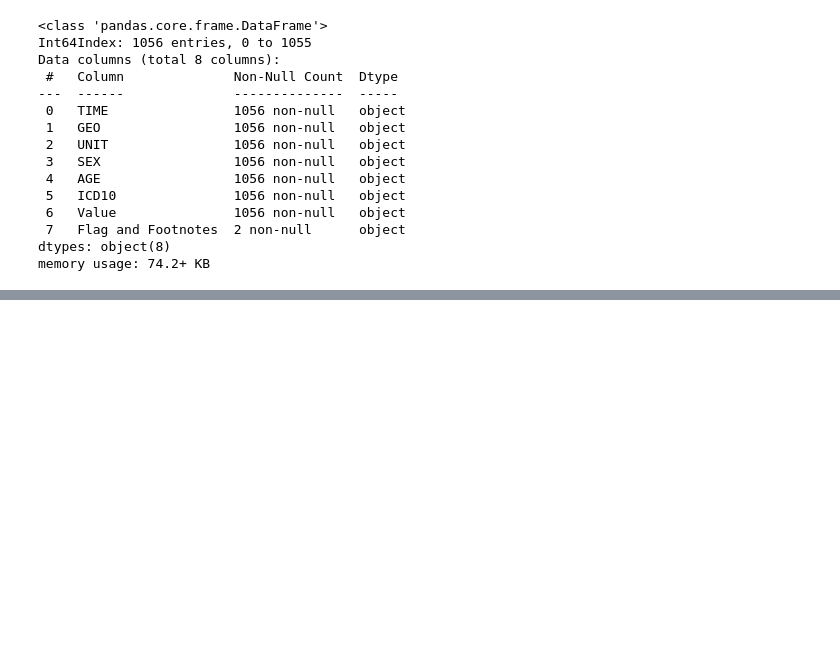
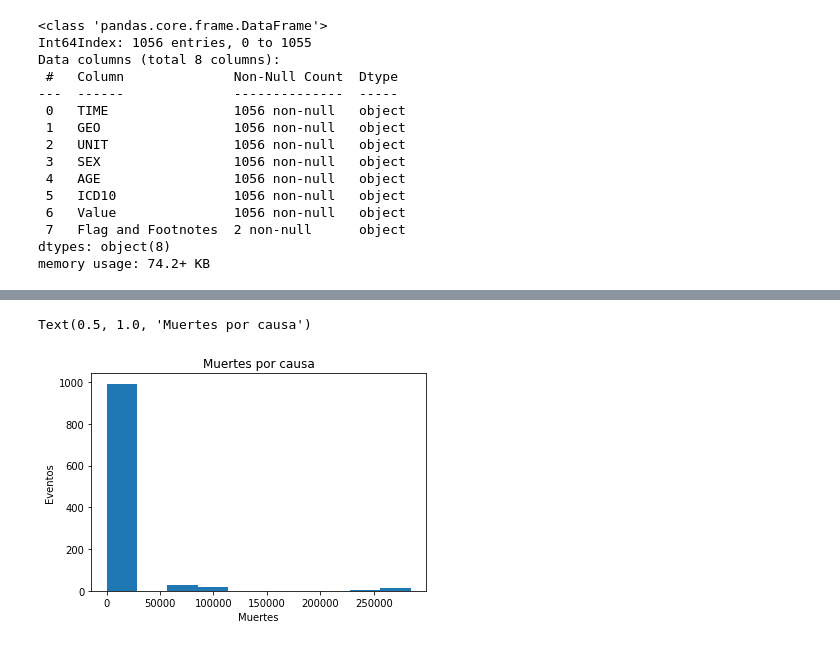
Before and after one commit to crozasc/Clean-and-format-input-dataset, a Jupyter notebook: main.ipynb, the cells around one changed output, grey strips where cells are left out. Cells and saved outputs as stored; diff of their text form; code cells hidden in the pictures; blank space fills up the shorter version.

```diff
--- a/main.ipynb
+++ b/main.ipynb
@@ -113,0 +130,12 @@ ValueError: could not convert string to float: '277 858'
+# %%
+# Agrupar datos de entrada.
+%matplotlib inline
+import matplotlib as plt
+plt.pyplot.hist(df["Value"])
+# setear las etiquetas para los ejes x e y más un título
+plt.pyplot.xlabel("Muertes")
+plt.pyplot.ylabel("Eventos")
+plt.pyplot.title("Muertes por causa")
+# %% [output]
+Text(0.5, 1.0, 'Muertes por causa')
+[figure, added]
```
Also changed, not shown: parts of 15 cells of this notebook, 1 other file.
